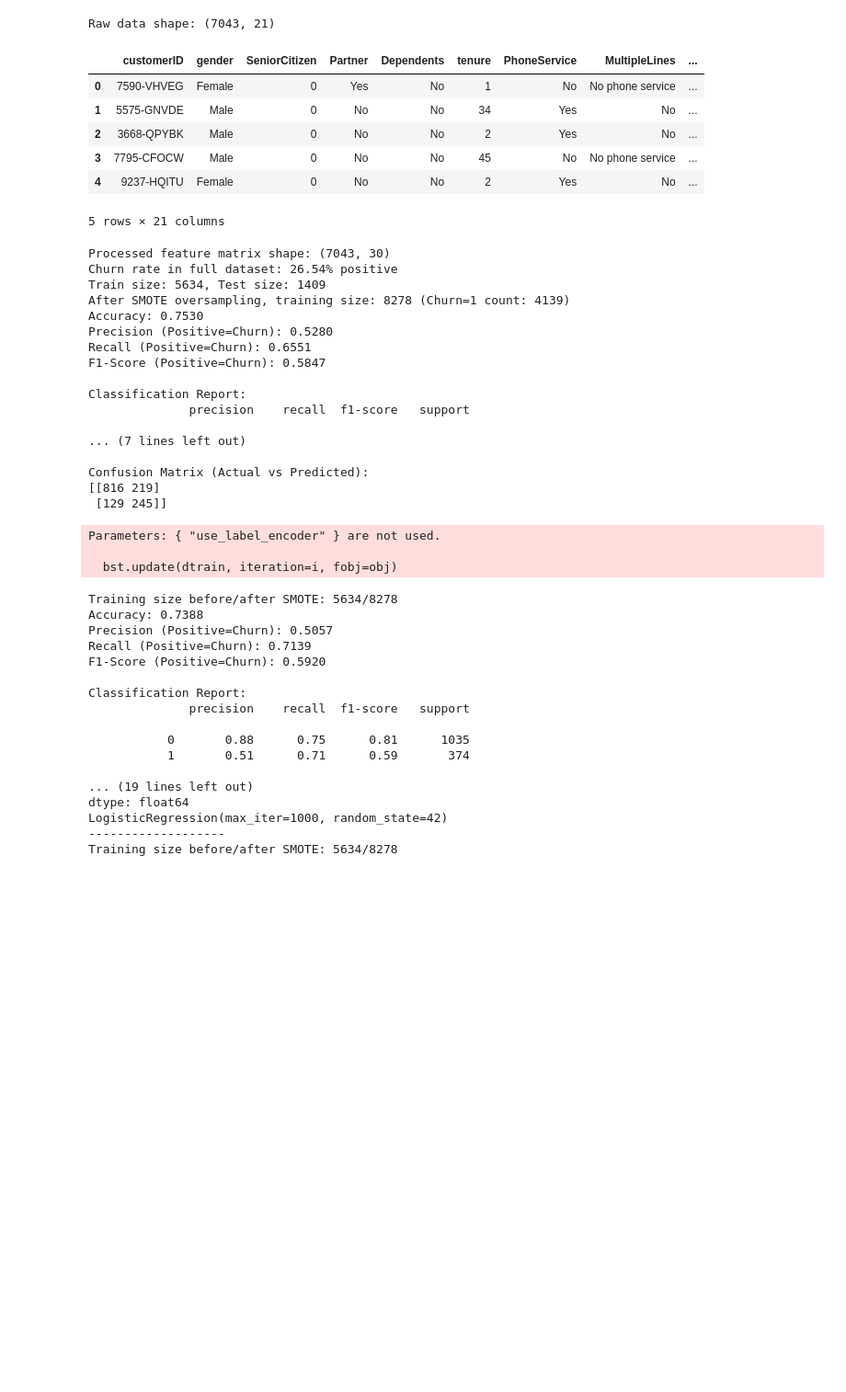
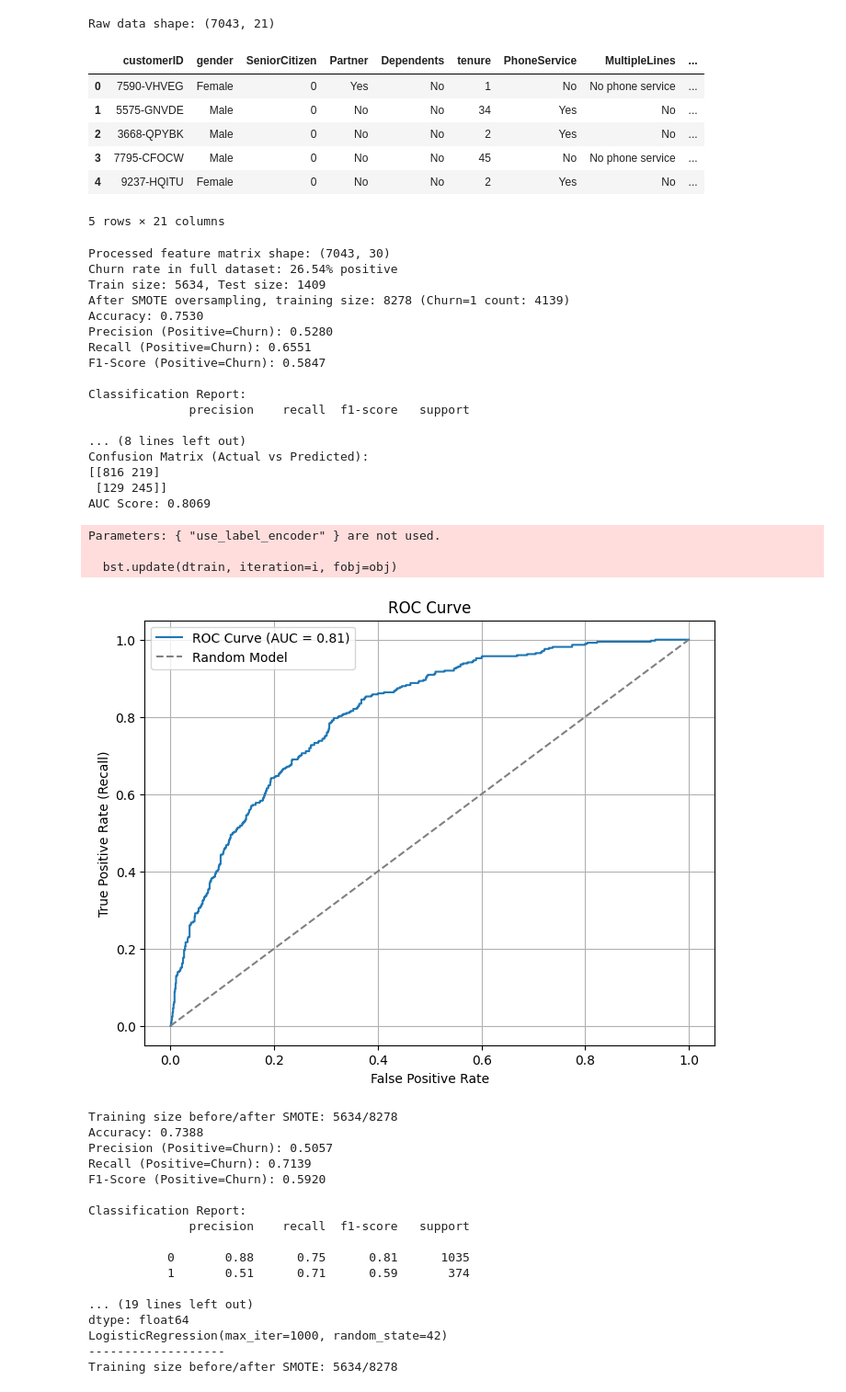
Before and after one commit to RichWilkinson1/Classification, a Jupyter notebook: notebooks/01_exploration.ipynb, the cells around one changed output. Shown: that part at 92% size. Cells and saved outputs as stored; diff of their text form; code cells hidden in the pictures; blank space fills up the shorter version.

Commit message:
updated evaluation.py to include ROC AUC metrics

```diff
--- a/notebooks/01_exploration.ipynb
+++ b/notebooks/01_exploration.ipynb
@@ -40,33 +40,38 @@ model.fit(X_train_bal, y_train_bal)
 # 7. Evaluate the model on test set
 y_pred = model.predict(X_test)
 evaluation.evaluate_model(y_test, y_pred)
+
+# 8. Plot ROC curve
+y_probs = model.predict_proba(X_test)[:, 1]
+evaluation.plot_roc_curve(y_test, y_probs)
 # %% [output]
 Raw data shape: (7043, 21)
 |  | customerID | gender | SeniorCitizen | Partner | Dependents | tenure | PhoneService | MultipleLines | ... |
 | 0 | 7590-VHVEG | Female | 0 | Yes | No | 1 | No | No phone service | ... |
 | 1 | 5575-GNVDE | Male | 0 | No | No | 34 | Yes | No | ... |
 | 2 | 3668-QPYBK | Male | 0 | No | No | 2 | Yes | No | ... |
 | 3 | 7795-CFOCW | Male | 0 | No | No | 45 | No | No phone service | ... |
 | 4 | 9237-HQITU | Female | 0 | No | No | 2 | Yes | No | ... |
 5 rows × 21 columns
 Processed feature matrix shape: (7043, 30)
 Churn rate in full dataset: 26.54% positive
 Train size: 5634, Test size: 1409
 After SMOTE oversampling, training size: 8278 (Churn=1 count: 4139)
 Accuracy: 0.7530
 Precision (Positive=Churn): 0.5280
 Recall (Positive=Churn): 0.6551
 F1-Score (Positive=Churn): 0.5847
 
 Classification Report:
               precision    recall  f1-score   support
 
-... (7 lines left out)
-
+... (8 lines left out)
 Confusion Matrix (Actual vs Predicted):
 [[816 219]
  [129 245]]
+AUC Score: 0.8069
 Parameters: { "use_label_encoder" } are not used.
 
   bst.update(dtrain, iteration=i, fobj=obj)
+[figure, added]
 # %%
```
Also changed, not shown: parts of 1 cell of this notebook, 1 other file.
